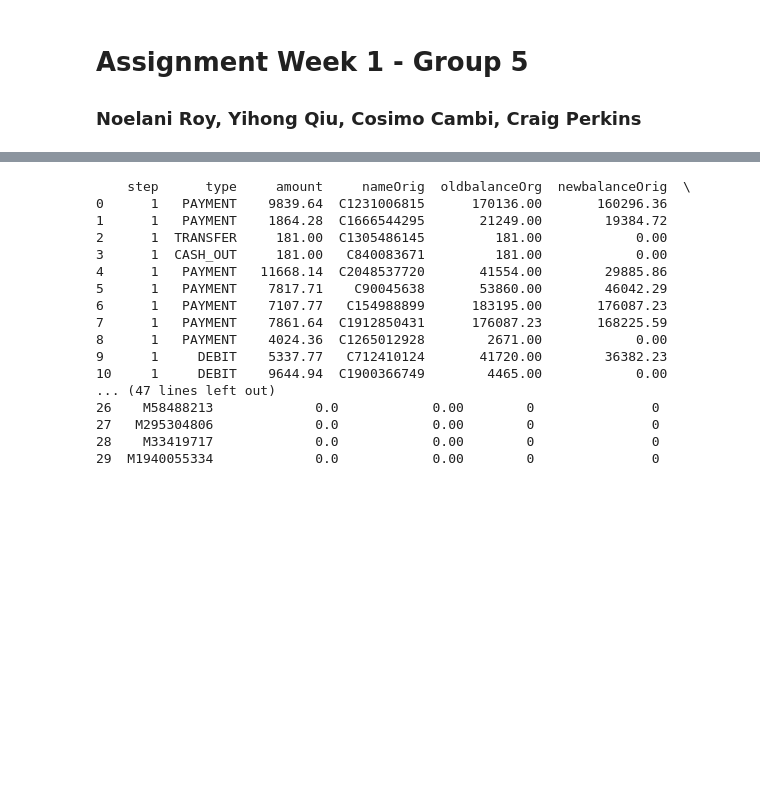
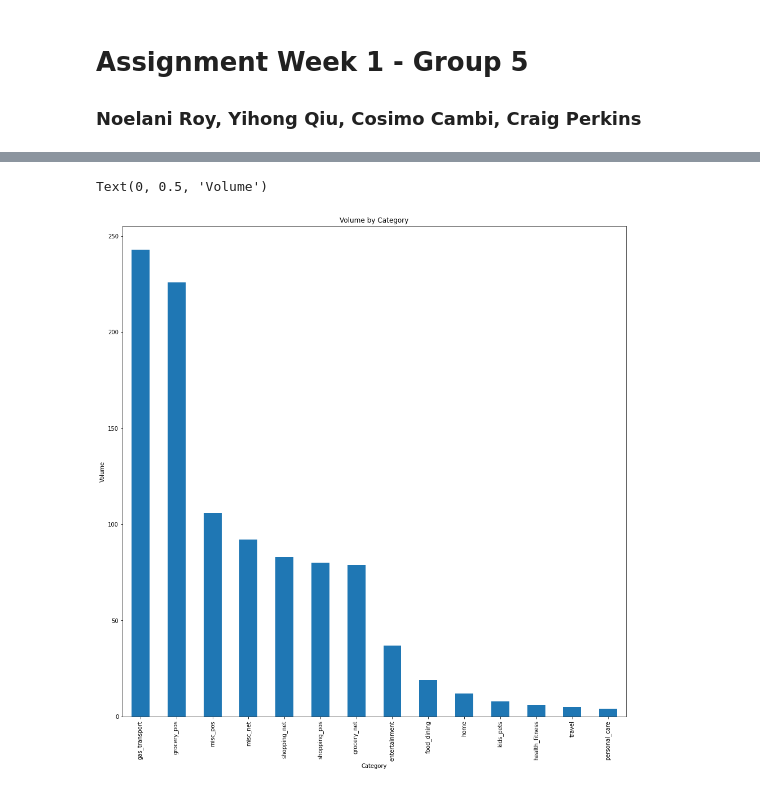
Before and after one commit to cwperks/eai6000_group5, a Jupyter notebook: week1/cperkins_week1_eda.ipynb, the cells around one changed output, grey strips where cells are left out. Saved outputs shown, nothing was run; the diff lists cells and outputs as text; code cells hidden in the pictures; blank space fills up the shorter version.

```diff
--- a/week1/cperkins_week1_eda.ipynb
+++ b/week1/cperkins_week1_eda.ipynb
@@ -39,20 +41,7 @@ fraud_df.head(30).boxplot(column='amount', figsize=(16, 16))
-# %%
-print(fraud_df.head(30))
-# %% [output]
-    step      type     amount     nameOrig  oldbalanceOrg  newbalanceOrig  \
-0      1   PAYMENT    9839.64  C1231006815      170136.00       160296.36
-1      1   PAYMENT    1864.28  C1666544295       21249.00        19384.72
-2      1  TRANSFER     181.00  C1305486145         181.00            0.00
-3      1  CASH_OUT     181.00   C840083671         181.00            0.00
-4      1   PAYMENT   11668.14  C2048537720       41554.00        29885.86
-5      1   PAYMENT    7817.71    C90045638       53860.00        46042.29
-6      1   PAYMENT    7107.77   C154988899      183195.00       176087.23
-7      1   PAYMENT    7861.64  C1912850431      176087.23       168225.59
-8      1   PAYMENT    4024.36  C1265012928        2671.00            0.00
-9      1     DEBIT    5337.77   C712410124       41720.00        36382.23
-10     1     DEBIT    9644.94  C1900366749        4465.00            0.00
-... (47 lines left out)
-26    M58488213             0.0            0.00        0               0
-27   M295304806             0.0            0.00        0               0
-28    M33419717             0.0            0.00        0               0
-29  M1940055334             0.0            0.00        0               0
+# %%
+plt = pd.value_counts(fraud_df.head(1000)['category']).plot.bar(figsize=(16, 16), title="Volume by Category")
+plt.set_xlabel('Category')
+plt.set_ylabel('Volume')
+# %% [output]
+Text(0, 0.5, 'Volume')
+[figure, added]
```
Also changed, not shown: parts of 9 cells of this notebook, 2 other files.
